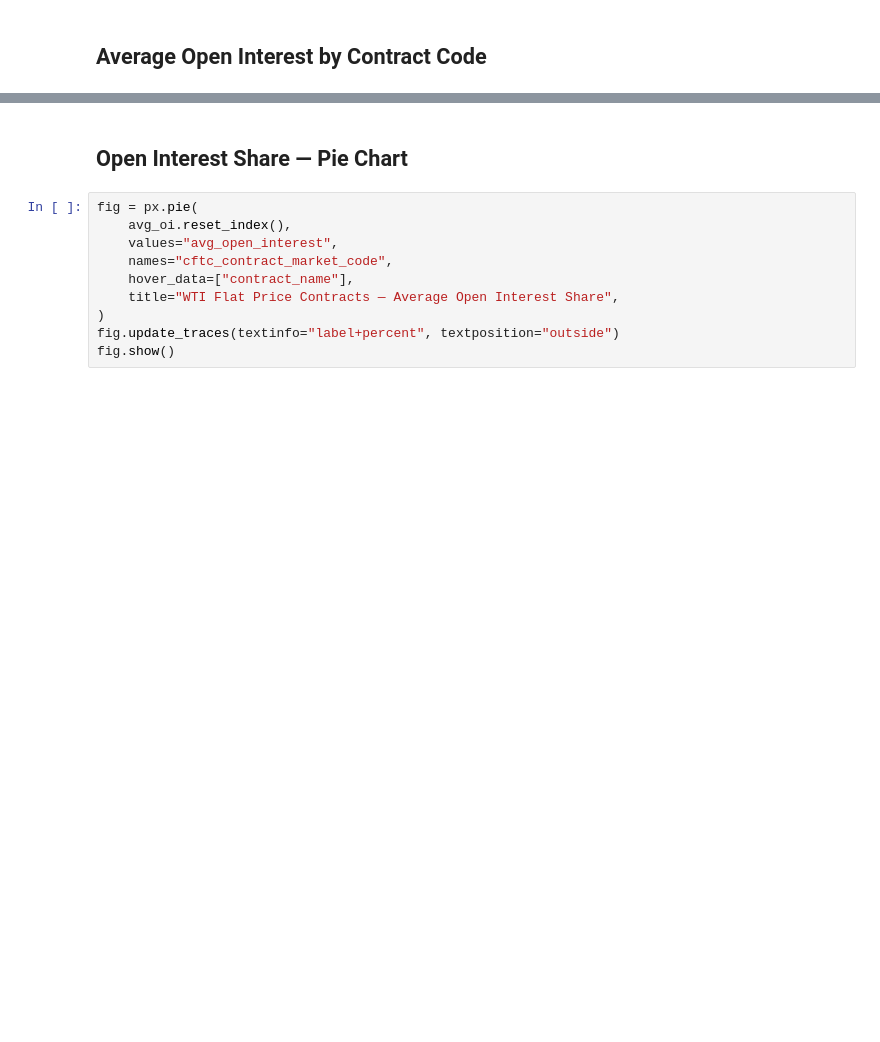
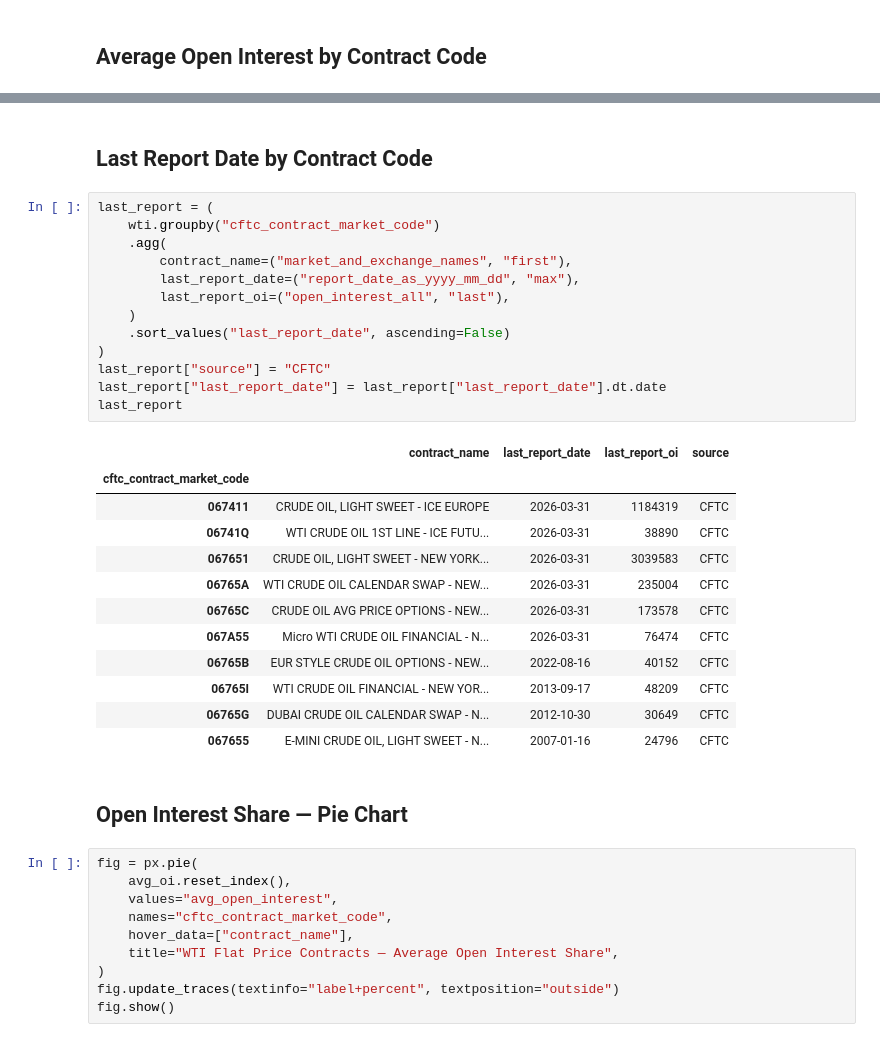
Before and after one commit to omroot/cot-ingest, a Jupyter notebook: notebooks/eda/wti_cot_eda.ipynb, the cells around one changed output, grey strips where cells are left out. Drawn from its saved outputs; the diff is of its cells as text; blank space fills up the shorter version.

```diff
--- a/notebooks/eda/wti_cot_eda.ipynb
+++ b/notebooks/eda/wti_cot_eda.ipynb
@@ -68,3 +85,31 @@ avg_oi[["contract_name", "source", "avg_open_interest", "pct_of_total"]]
+# %% [markdown]
+## Last Report Date by Contract Code
+# %%
+last_report = (
+    wti.groupby("cftc_contract_market_code")
+    .agg(
+        contract_name=("market_and_exchange_names", "first"),
+        last_report_date=("report_date_as_yyyy_mm_dd", "max"),
+        last_report_oi=("open_interest_all", "last"),
+    )
+    .sort_values("last_report_date", ascending=False)
+)
+last_report["source"] = "CFTC"
+last_report["last_report_date"] = last_report["last_report_date"].dt.date
+last_report
+# %% [output]
+|  | contract_name | last_report_date | last_report_oi | source |
+| cftc_contract_market_code |  |  |  |  |
+| 067411 | CRUDE OIL, LIGHT SWEET - ICE EUROPE | 2026-03-31 | 1184319 | CFTC |
+| 06741Q | WTI CRUDE OIL 1ST LINE - ICE FUTU... | 2026-03-31 | 38890 | CFTC |
+| 067651 | CRUDE OIL, LIGHT SWEET - NEW YORK... | 2026-03-31 | 3039583 | CFTC |
+| 06765A | WTI CRUDE OIL CALENDAR SWAP - NEW... | 2026-03-31 | 235004 | CFTC |
+| 06765C | CRUDE OIL AVG PRICE OPTIONS - NEW... | 2026-03-31 | 173578 | CFTC |
+| 067A55 | Micro WTI CRUDE OIL FINANCIAL - N... | 2026-03-31 | 76474 | CFTC |
+| 06765B | EUR STYLE CRUDE OIL OPTIONS - NEW... | 2022-08-16 | 40152 | CFTC |
+| 06765I | WTI CRUDE OIL FINANCIAL - NEW YOR... | 2013-09-17 | 48209 | CFTC |
+| 06765G | DUBAI CRUDE OIL CALENDAR SWAP - N... | 2012-10-30 | 30649 | CFTC |
+| 067655 | E-MINI CRUDE OIL, LIGHT SWEET - N... | 2007-01-16 | 24796 | CFTC |
 # %% [markdown]
 ## Open Interest Share — Pie Chart
 # %%
```
Also changed, not shown: parts of 5 cells of this notebook, 8 other files.
